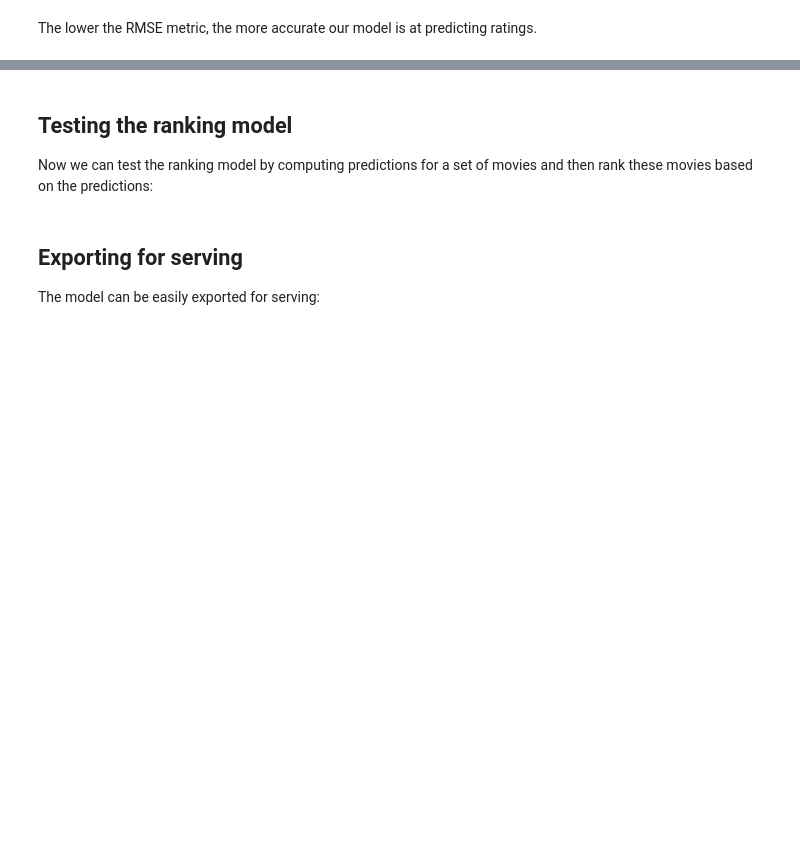
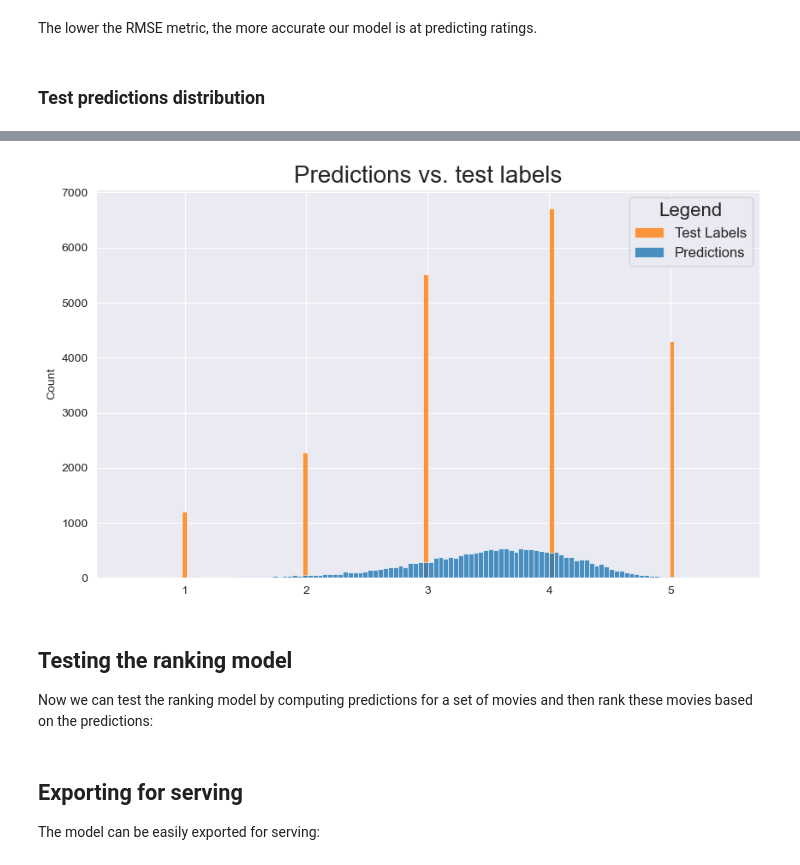
Before and after one commit to tensorflow/recommenders, a Jupyter notebook: docs/examples/basic_ranking.ipynb, the cells around one changed output, grey strips where cells are left out. Drawn from its saved outputs; the diff is of its cells as text; code cells hidden in the pictures; blank space fills up the shorter version.

Commit message:
predictions histogram distribution added

```diff
--- a/docs/examples/basic_ranking.ipynb
+++ b/docs/examples/basic_ranking.ipynb
@@ -198,3 +206,6 @@ model.compile(optimizer=tf.keras.optimizers.Adagrad(learning_rate=0.1))
+# %%
+model = MovielensModel()
+callback = tf.keras.callbacks.EarlyStopping(monitor='val_loss', patience=5)
 # %% [markdown]
 Then shuffle, batch, and cache the training and evaluation data.
 # %%
@@ -202,5 +213,6 @@ cached_train = train.shuffle(100_000).batch(8192).cache()
 cached_test = test.batch(4096).cache()
 # %% [markdown]
 Then train the  model:
-# %%
-model.fit(cached_train, epochs=3)
+# %%
+model.compile(optimizer=tf.keras.optimizers.Adam(learning_rate=0.001))
+model.fit(cached_train, epochs=100, validation_data=cached_test, callbacks=[callback])
@@ -213,2 +250,30 @@ model.evaluate(cached_test, return_dict=True)
 # %% [markdown]
 The lower the RMSE metric, the more accurate our model is at predicting ratings.
+# %% [markdown]
+### Test predictions distribution
+# %%
+import pandas as pd
+import matplotlib.pyplot as plt
+import seaborn as sns
+
+sns.set_style('darkgrid')
+
+res_data = pd.DataFrame()
+
+# get predictions from cached test
+res_data['predictions'] = model.predict(cached_test)[:, 0]
+
+# get user rating from test dataset
+test_labels = []
+for r in cached_test:
+  test_labels.append((r['user_rating']).numpy())
+
+res_data['test_labels'] = np.concatenate(test_labels)
+
+# plot everythin as kde
+plt.figure(figsize=(10,6), dpi=100)
+#sns.kdeplot(data=res_data, fill=True, bw_adjust=0.9, alpha=0.6, linewidth=0, legend=False)
+sns.histplot(data=res_data, legend=False, alpha=0.8, bins=120)
+plt.legend(["Predictions", "Test Labels"][::-1], title="Legend", fontsize=12, title_fontsize=16)
+plt.title('Predictions vs. test labels', fontsize=20);
+# %% [output]
@@ -215,3 +281,4 @@ The lower the RMSE metric, the more accurate our model is at predicting ratings.
+[figure, added]
 # %% [markdown]
 ## Testing the ranking model
 
```
Also changed, not shown: parts of 6 cells of this notebook.
